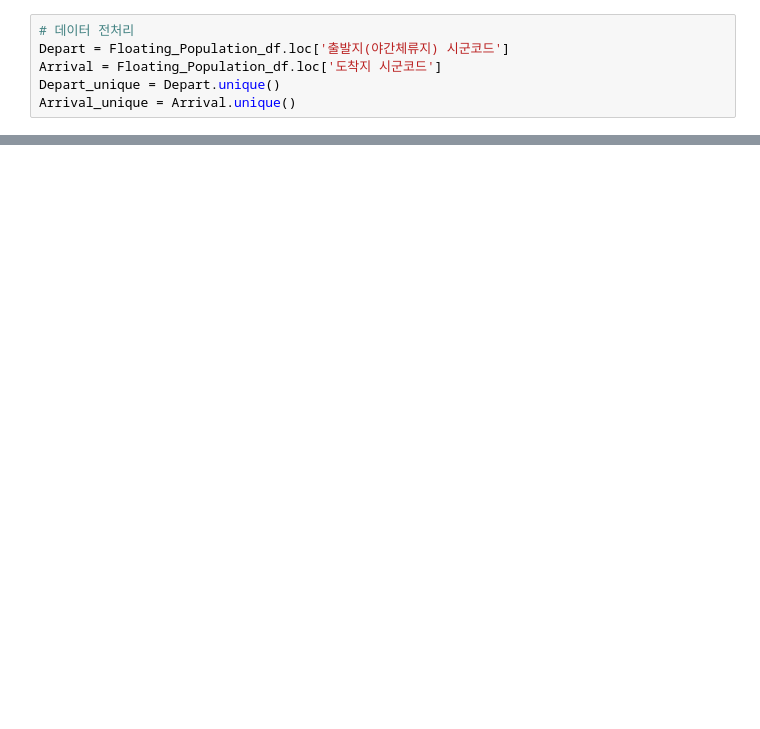
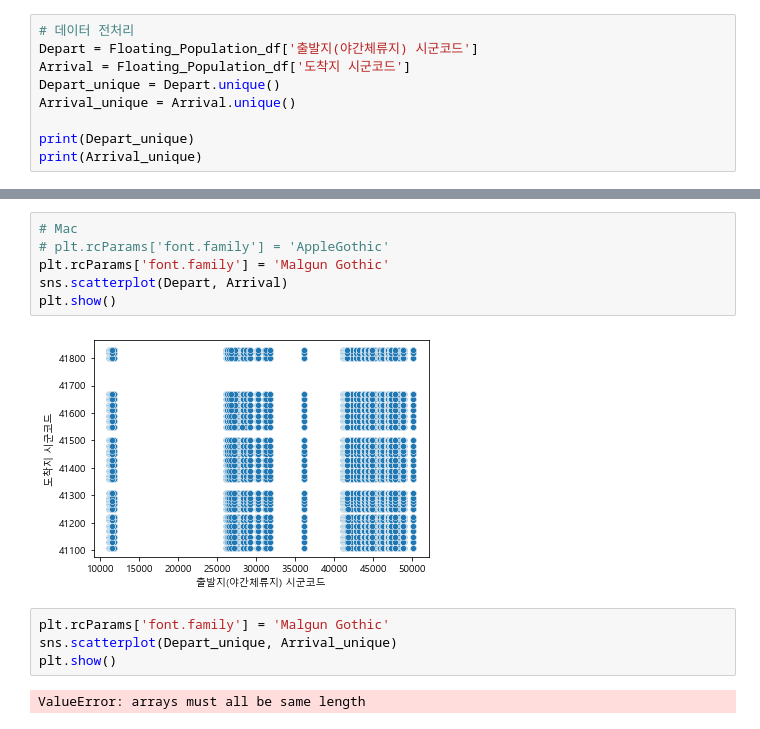
Before and after one commit to escortKwon/Advanced-AI-Education, a Jupyter notebook: 1st_week/Floating Population_visualization.ipynb, the cells around one changed output, grey strips where cells are left out. Drawn from its saved outputs; the diff is of its cells as text; blank space fills up the shorter version.

```diff
--- a/1st_week/Floating Population_visualization.ipynb
+++ b/1st_week/Floating Population_visualization.ipynb
@@ -39,7 +39,10 @@ memory usage: 11.0 MB
 # %%
 # 데이터 전처리
-Depart = Floating_Population_df.loc['출발지(야간체류지) 시군코드']
-Arrival = Floating_Population_df.loc['도착지 시군코드']
+Depart = Floating_Population_df['출발지(야간체류지) 시군코드']
+Arrival = Floating_Population_df['도착지 시군코드']
 Depart_unique = Depart.unique()
 Arrival_unique = Arrival.unique()
+
+print(Depart_unique)
+print(Arrival_unique)
 # %% [output]
@@ -46,0 +66,14 @@ KeyError: '출발지(야간체류지) 시군코드'
+# %%
+# Mac
+# plt.rcParams['font.family'] = 'AppleGothic'
+plt.rcParams['font.family'] = 'Malgun Gothic'
+sns.scatterplot(Depart, Arrival)
+plt.show()
+# %% [output]
+[figure, added]
+# %%
+plt.rcParams['font.family'] = 'Malgun Gothic'
+sns.scatterplot(Depart_unique, Arrival_unique)
+plt.show()
+# %% [output]
+ValueError: arrays must all be same length
```
Also changed, not shown: parts of 3 cells of this notebook, 8 other files.
